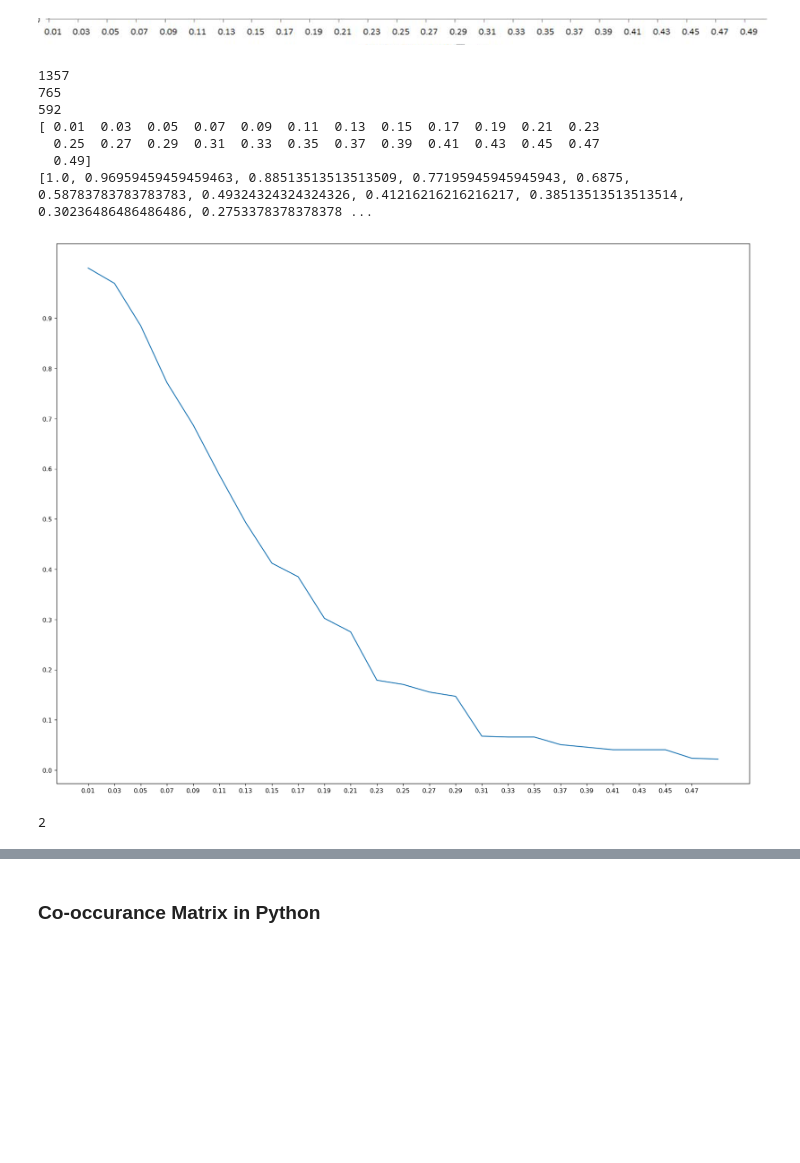
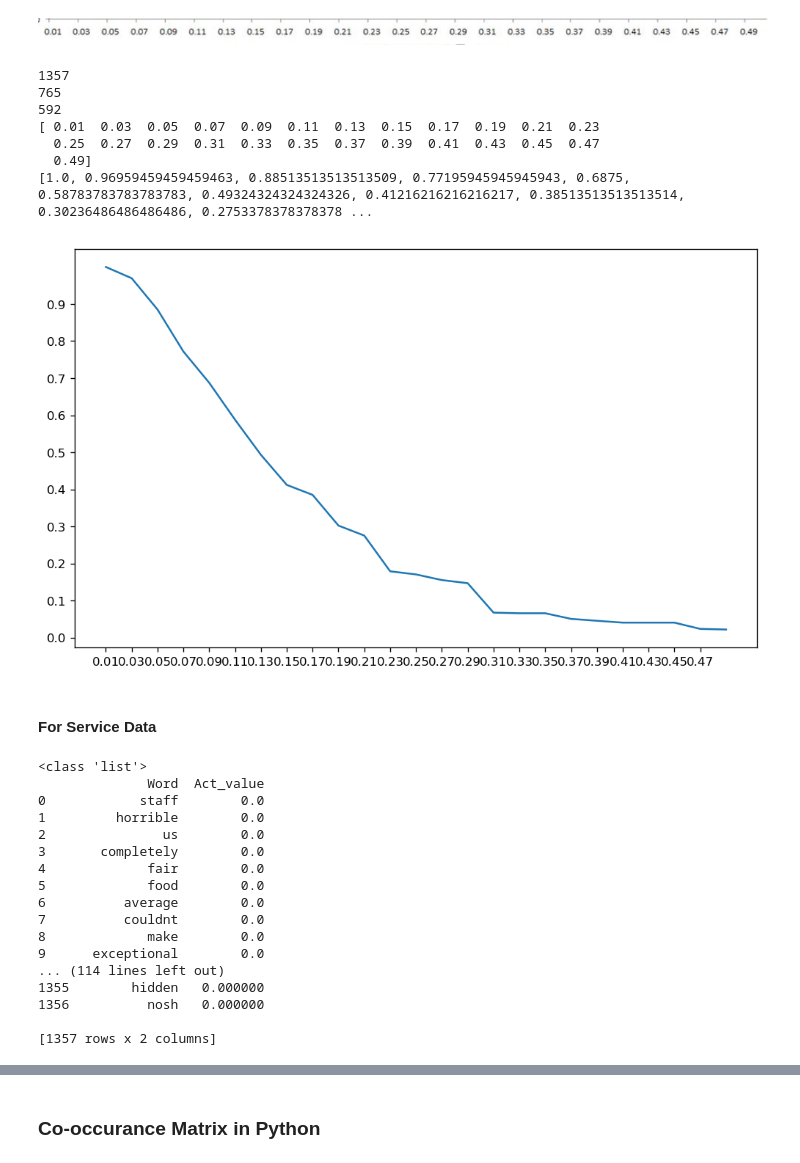
Before and after one commit to JituShinde77/Aspect_Based_Sentiment, a Jupyter notebook: ABSA.ipynb, the cells around one changed output, grey strips where cells are left out. Saved outputs shown, nothing was run; the diff lists cells and outputs as text; code cells hidden in the pictures; blank space fills up the shorter version.

```diff
--- a/ABSA.ipynb
+++ b/ABSA.ipynb
@@ -1490,36 +1492,91 @@ print (len(food_act_val))
 # Total word in the networks are 592
 # Count for the 0.01 ,0.003
 #sum(i > 5 for i in j)
 
 x = np.arange(0.01, 0.50, 0.02)
 print (x)
 y = []
 for i in x:
     #print (sum (k > i for k  in food_act_val ))
     y.append((sum (k > i for k  in food_act_val ))/ (len(food_act_val)))
 
 print (y)
 
 %matplotlib inline
 
-plt.figure(num=None, figsize=(20, 16), dpi=120, facecolor='w', edgecolor='k')
+plt.figure(num=None, figsize=(10, 6), dpi=120, facecolor='w', edgecolor='k')
 plt.plot(x, y)
 
 plt.xticks(np.arange( 0.01 , max(x), 0.02))
 plt.yticks(np.arange(0.0, 1, 0.1))
 
 
 plt.show()
 # %% [output]
 1357
 765
 592
 [ 0.01  0.03  0.05  0.07  0.09  0.11  0.13  0.15  0.17  0.19  0.21  0.23
   0.25  0.27  0.29  0.31  0.33  0.35  0.37  0.39  0.41  0.43  0.45  0.47
   0.49]
 [1.0, 0.96959459459459463, 0.88513513513513509, 0.77195945945945943, 0.6875, 0.58783783783783783, 0.49324324324324326, 0.41216216216216217, 0.38513513513513514, 0.30236486486486486, 0.2753378378378378 ...
-[figure, old version]
+[figure, new version]
-# %%
-min(2, 3)
-# %% [output]
-2
+# %% [markdown]
+#### For Service Data
+# %%
+category_word = 'service'
+service_act = copy.deepcopy(word_data)
+service_act.loc[word_data['Word'] == 'service', 'Act_value'] =1
+
+#.iloc[0]
+delt = 0.9
+
+words = service_act['Word'].tolist()
+
+print (type(words))
+
+print (service_act)
+
+words.remove(category_word)
+
+for w in words:
+    #print (w)
+    Wij = W_dfinal.loc[category_word, w]
+    Aj = (service_act.loc[word_data['Word'] == w, 'Act_value'].iloc[0])
+    Ai = (service_act.loc[word_data['Word'] == category_word, 'Act_value'].iloc[0])
+    a_val = min((Aj + Ai * Wij * delt ),1)
+    service_act.loc[word_data['Word'] == w, 'Act_value'] = a_val
+
+#print (words)
+#print (food_act)
+
+count = 0
+for w in words:
+    if (service_act.loc[word_data['Word'] == w, 'Act_value'].iloc[0]) > 0.15:
+        #print (w)
+        count += 1
+    elif (service_act.loc[word_data['Word']== w, 'Act_value'].iloc[0]) > 0:
+        count += 1
+                #print (w)
+
+print (count)
+
+print (service_act)
+# %% [output]
+<class 'list'>
+              Word  Act_value
+0            staff        0.0
+1         horrible        0.0
+2               us        0.0
+3       completely        0.0
+4             fair        0.0
+5             food        0.0
+6          average        0.0
+7          couldnt        0.0
+8             make        0.0
+9      exceptional        0.0
+... (114 lines left out)
+1355        hidden   0.000000
+1356          nosh   0.000000
+
+[1357 rows x 2 columns]
```
Also changed, not shown: parts of 5 cells of this notebook.
